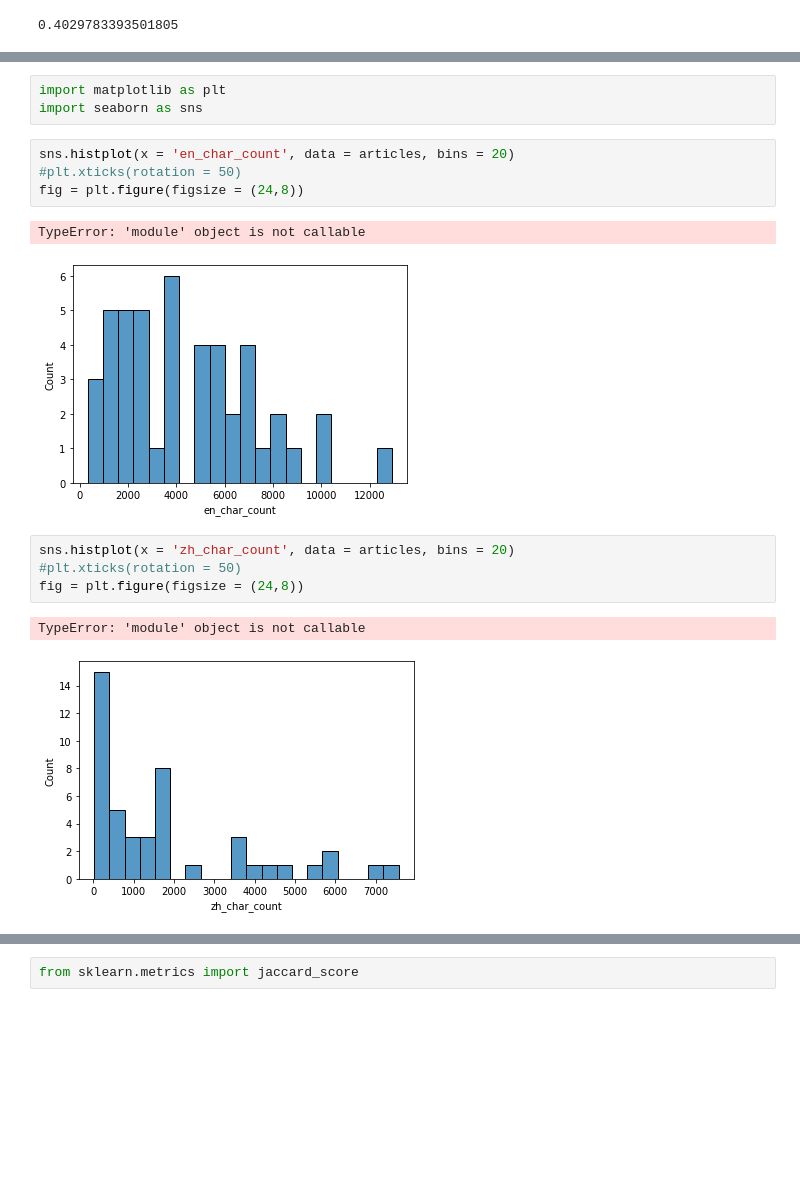
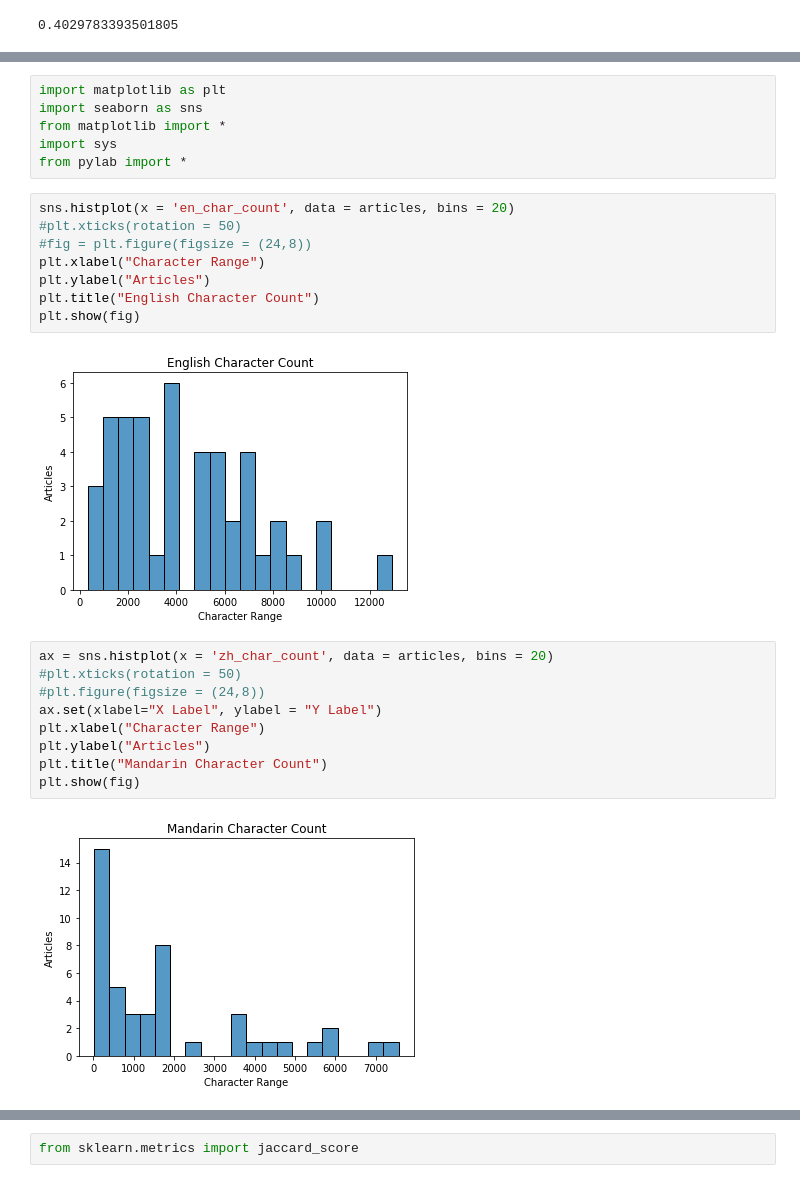
Before and after one commit to dajaea/atlas, a Jupyter notebook: notebooks/eda_matched_content.ipynb, the cells around one changed output, grey strips where cells are left out. Cells and saved outputs as stored; diff of their text form; blank space fills up the shorter version.

```diff
--- a/notebooks/eda_matched_content.ipynb
+++ b/notebooks/eda_matched_content.ipynb
@@ -271,20 +274,30 @@ articles.head()
 # %%
 import matplotlib as plt
 import seaborn as sns
+from matplotlib import *
+import sys
+from pylab import *
 # %%
 sns.histplot(x = 'en_char_count', data = articles, bins = 20)
 #plt.xticks(rotation = 50)
-fig = plt.figure(figsize = (24,8))
+#fig = plt.figure(figsize = (24,8))
+plt.xlabel("Character Range")
+plt.ylabel("Articles")
+plt.title("English Character Count")
+plt.show(fig)
 # %% [output]
-TypeError: 'module' object is not callable
-[figure, old version]
+[figure, new version]
 # %%
-sns.histplot(x = 'zh_char_count', data = articles, bins = 20)
+ax = sns.histplot(x = 'zh_char_count', data = articles, bins = 20)
 #plt.xticks(rotation = 50)
-fig = plt.figure(figsize = (24,8))
+#plt.figure(figsize = (24,8))
+ax.set(xlabel="X Label", ylabel = "Y Label")
+plt.xlabel("Character Range")
+plt.ylabel("Articles")
+plt.title("Mandarin Character Count")
+plt.show(fig)
 # %% [output]
-TypeError: 'module' object is not callable
-[figure, old version]
+[figure, new version]
 # %%
 articles.info()
 # %% [output]
```
Also changed, not shown: parts of 10 cells of this notebook, 3 other files.
